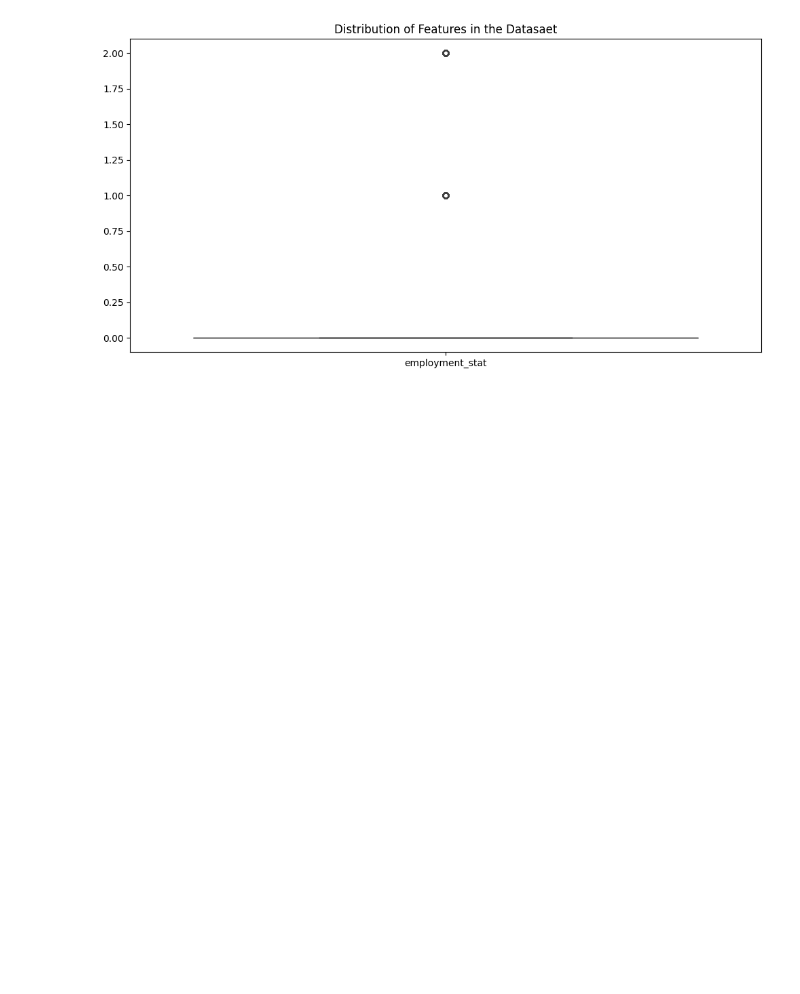
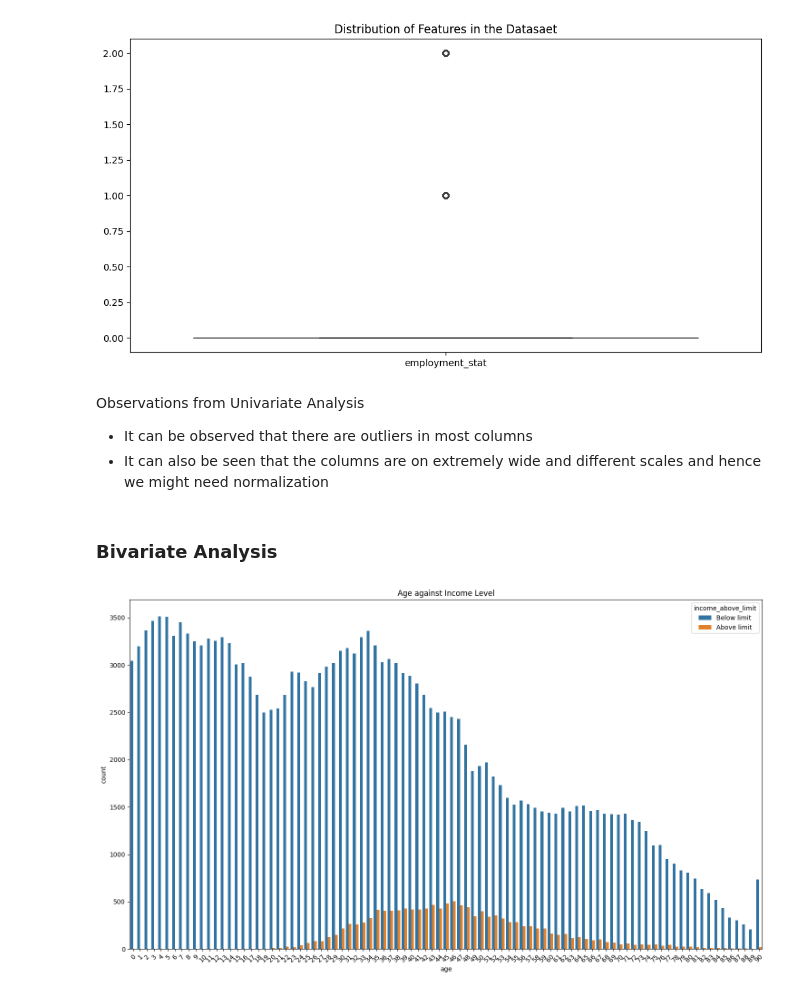
Before and after one commit to tettehosabutey49/Income_Prediction_APP, a Jupyter notebook: Notebook_Income.ipynb, the cells around one changed output. Saved outputs shown, nothing was run; the diff lists cells and outputs as text; code cells hidden in the pictures; blank space fills up the shorter version.

Commit message:
model training, evaluation, ROC Curve/data

```diff
--- a/Notebook_Income.ipynb
+++ b/Notebook_Income.ipynb
@@ -218,3 +319,17 @@ sns.boxplot(data=df_filtered.iloc[:, 1:2 ])
 plt.show()
 # %% [output]
 [figure]
+# %% [markdown]
+Observations from Univariate Analysis
+- It can be observed that there are outliers in most columns
+- It can also be seen that the columns are on extremely wide and different scales and hence we might need normalization
+# %% [markdown]
+### Bivariate Analysis
+# %%
+fig = plt.figure(figsize=(18,10))
+sns.countplot(data=df, x="age", hue=df["income_above_limit"])
+plt.title("Age against Income Level")
+plt.xticks(rotation=45)
+plt.show()
+# %% [output]
+[figure, added]
```
Also changed, not shown: parts of 71 cells of this notebook, 6 other files.
